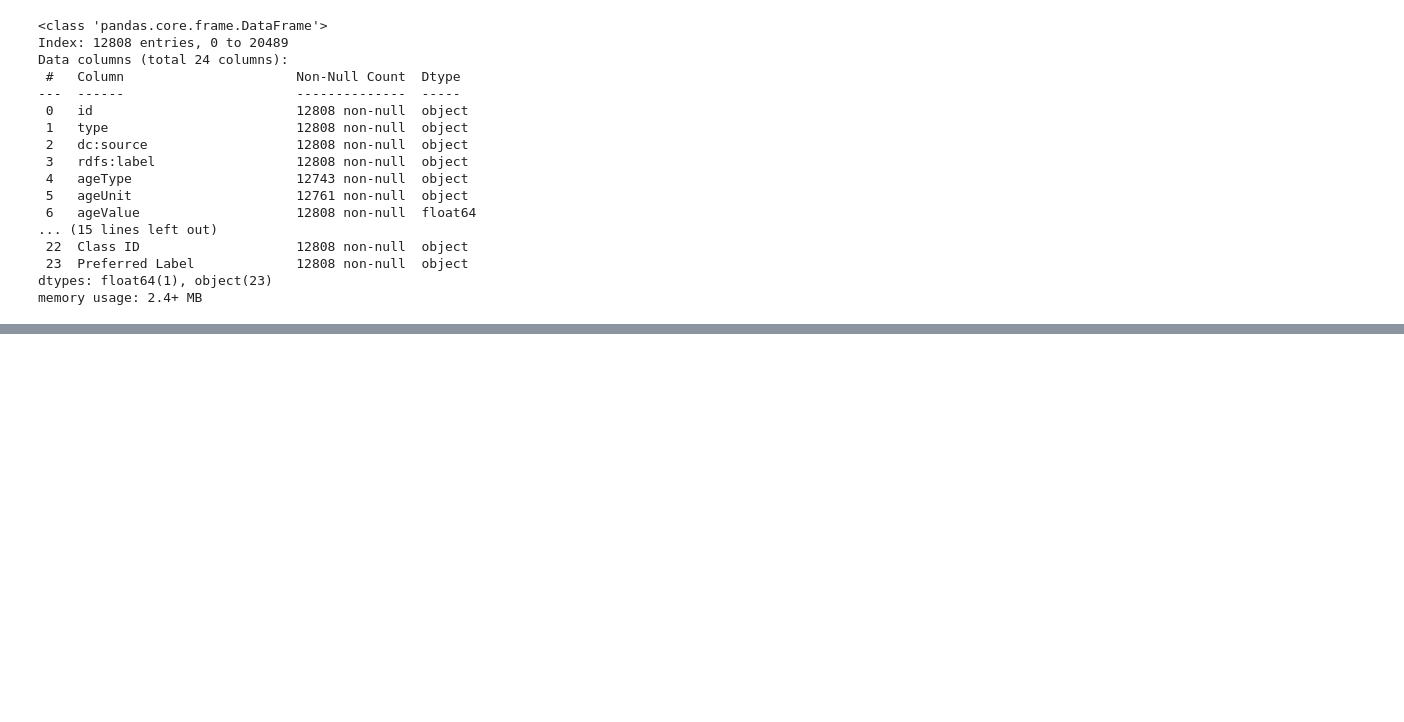
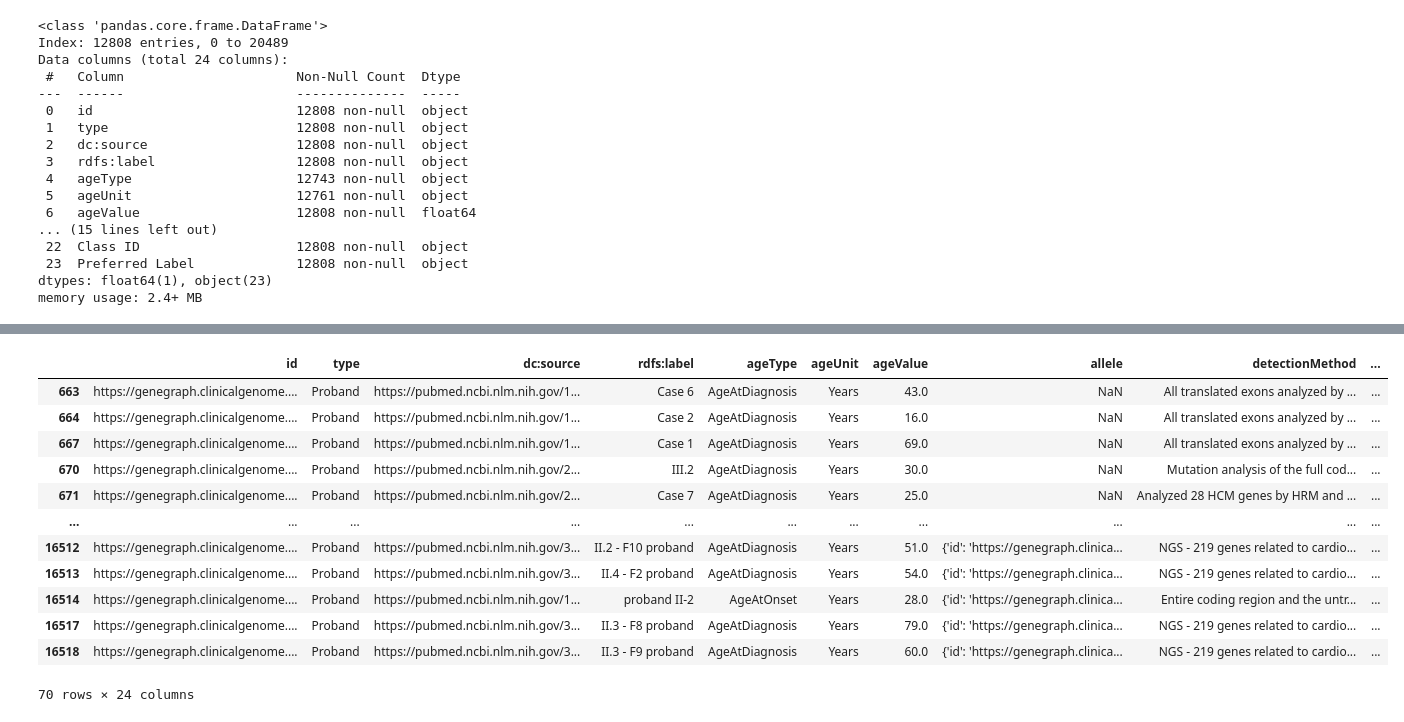
Before and after one commit to bpow/genegraph-to-phenopacket, a Jupyter notebook: genegraph_quick_eda.ipynb, the cells around one changed output, grey strips where cells are left out. Drawn from its saved outputs; the diff is of its cells as text; code cells hidden in the pictures; blank space fills up the shorter version.

```diff
--- a/genegraph_quick_eda.ipynb
+++ b/genegraph_quick_eda.ipynb
@@ -8,4 +8,8 @@ import jsonpath_ng
 import os
 import pandas as pd
 from pyld import jsonld
-import
+import plotly.express as px
+from ydata_profiling import ProfileReport
+
+# Options
+pd.options.display.max_columns = 100
@@ -177,0 +253,18 @@ proband_data_w_disease_labels.to_csv("./output/all_proband_data.csv",index= Fals
+# %%
+# Checking hypertrophic cardiomyopathy with gene = hgnc:2472
+poc_disease = temporal_data_w_phenotypes [ (temporal_data_w_phenotypes["Preferred Label"]=="hypertrophic cardiomyopathy") & (temporal_data_w_phenotypes["gene"]=="hgnc:2472")]
+poc_disease
+# %% [output]
+|  | id | type | dc:source | rdfs:label | ageType | ageUnit | ageValue | allele | detectionMethod | ... |
+| 663 | https://genegraph.clinicalgenome.... | Proband | https://pubmed.ncbi.nlm.nih.gov/1... | Case 6 | AgeAtDiagnosis | Years | 43.0 | NaN | All translated exons analyzed by ... | ... |
+| 664 | https://genegraph.clinicalgenome.... | Proband | https://pubmed.ncbi.nlm.nih.gov/1... | Case 2 | AgeAtDiagnosis | Years | 16.0 | NaN | All translated exons analyzed by ... | ... |
+| 667 | https://genegraph.clinicalgenome.... | Proband | https://pubmed.ncbi.nlm.nih.gov/1... | Case 1 | AgeAtDiagnosis | Years | 69.0 | NaN | All translated exons analyzed by ... | ... |
+| 670 | https://genegraph.clinicalgenome.... | Proband | https://pubmed.ncbi.nlm.nih.gov/2... | III.2 | AgeAtDiagnosis | Years | 30.0 | NaN | Mutation analysis of the full cod... | ... |
+| 671 | https://genegraph.clinicalgenome.... | Proband | https://pubmed.ncbi.nlm.nih.gov/2... | Case 7 | AgeAtDiagnosis | Years | 25.0 | NaN | Analyzed 28 HCM genes by HRM and ... | ... |
+| ... | ... | ... | ... | ... | ... | ... | ... | ... | ... | ... |
+| 16512 | https://genegraph.clinicalgenome.... | Proband | https://pubmed.ncbi.nlm.nih.gov/3... | II.2 - F10 proband | AgeAtDiagnosis | Years | 51.0 | {'id': 'https://genegraph.clinica... | NGS - 219 genes related to cardio... | ... |
+| 16513 | https://genegraph.clinicalgenome.... | Proband | https://pubmed.ncbi.nlm.nih.gov/3... | II.4 - F2 proband | AgeAtDiagnosis | Years | 54.0 | {'id': 'https://genegraph.clinica... | NGS - 219 genes related to cardio... | ... |
+| 16514 | https://genegraph.clinicalgenome.... | Proband | https://pubmed.ncbi.nlm.nih.gov/1... | proband II-2 | AgeAtOnset | Years | 28.0 | {'id': 'https://genegraph.clinica... | Entire coding region and the untr... | ... |
+| 16517 | https://genegraph.clinicalgenome.... | Proband | https://pubmed.ncbi.nlm.nih.gov/3... | II.3 - F8 proband | AgeAtDiagnosis | Years | 79.0 | {'id': 'https://genegraph.clinica... | NGS - 219 genes related to cardio... | ... |
+| 16518 | https://genegraph.clinicalgenome.... | Proband | https://pubmed.ncbi.nlm.nih.gov/3... | II.3 - F9 proband | AgeAtDiagnosis | Years | 60.0 | {'id': 'https://genegraph.clinica... | NGS - 219 genes related to cardio... | ... |
+70 rows × 24 columns
```
Also changed, not shown: parts of 27 cells of this notebook, 3 other files.
